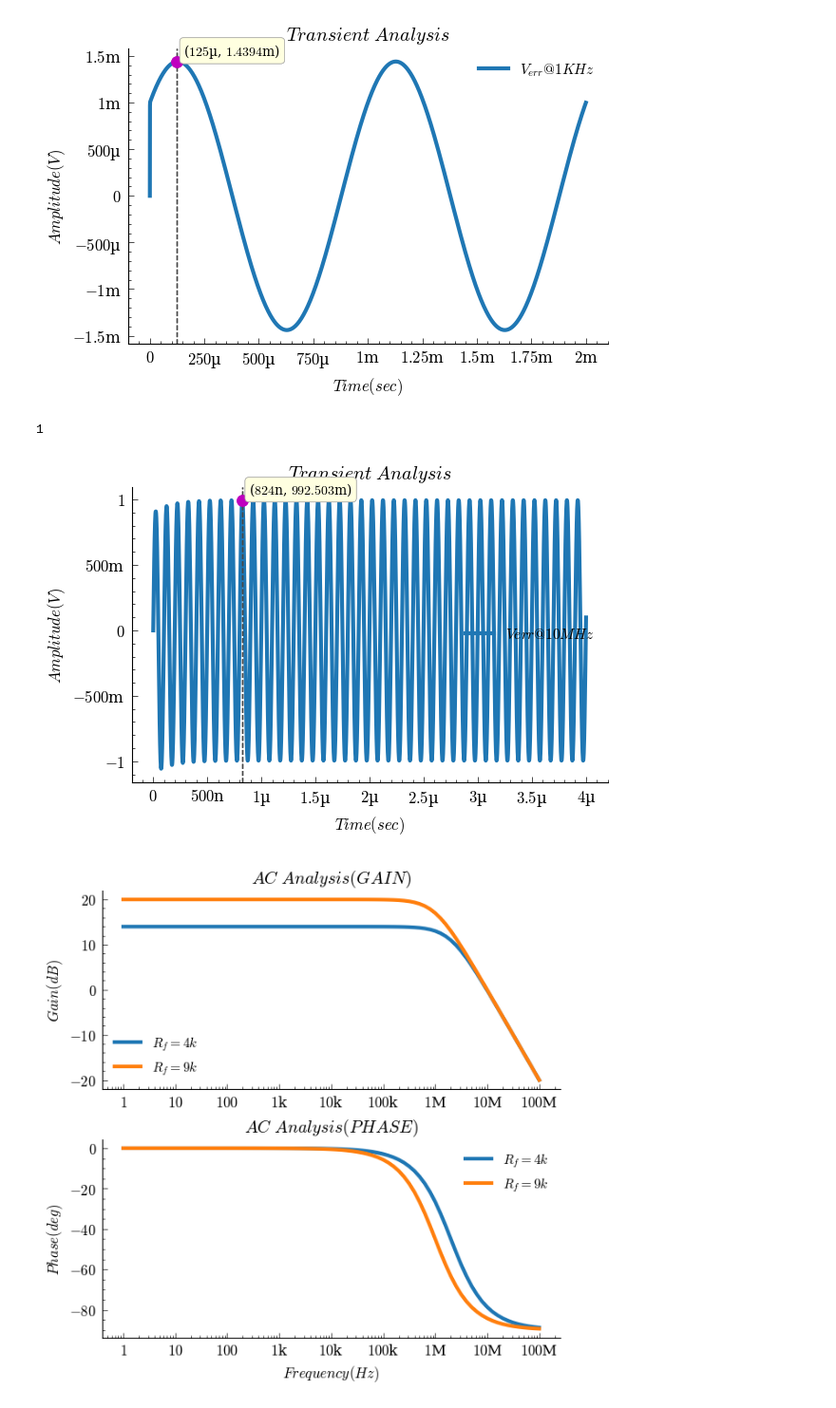
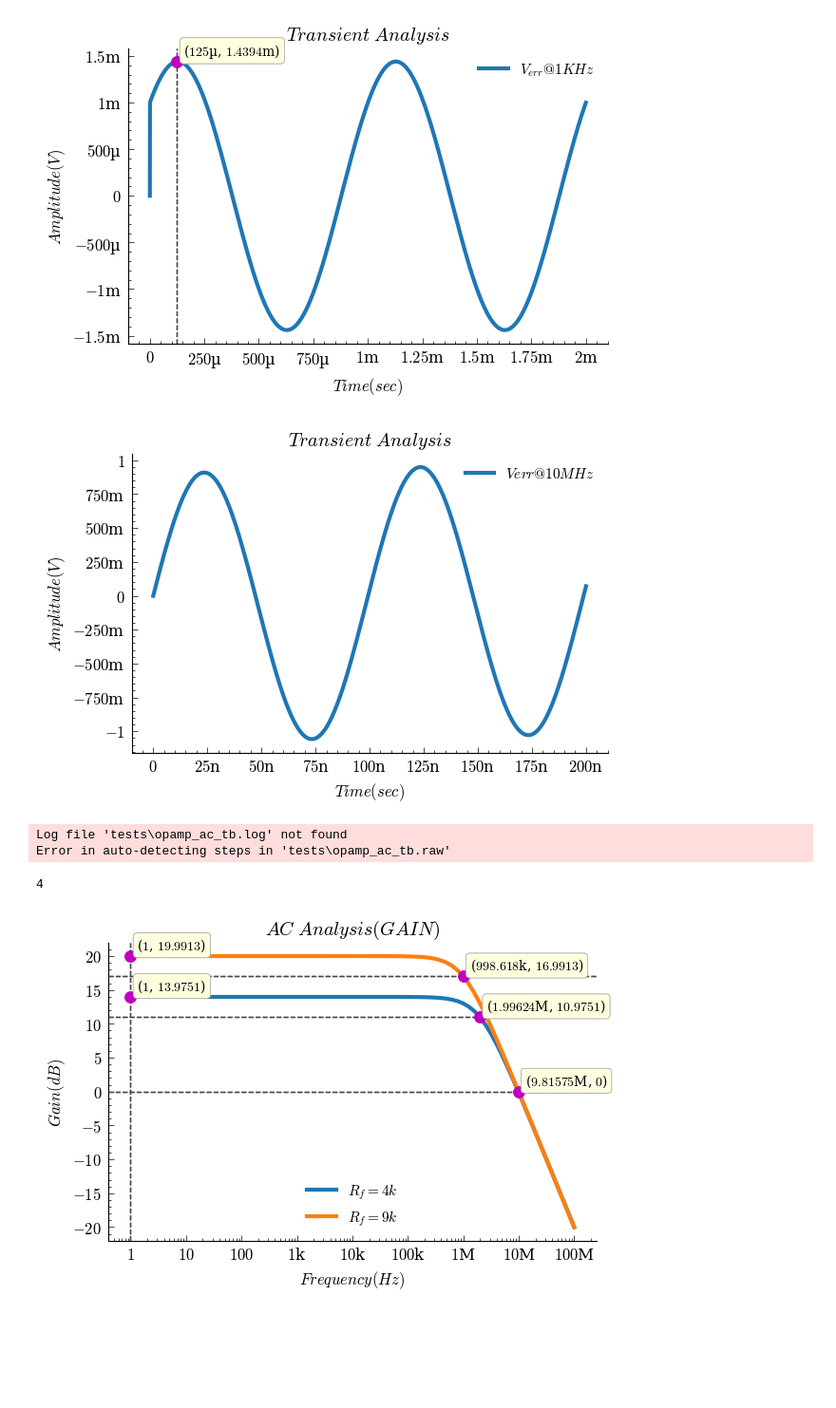
Before and after one commit to abdelrahmanali15/quickPlotter, a Jupyter notebook: analysis_ltspice.ipynb, the cells around one changed output. Shown at 95% size. Saved outputs shown, nothing was run; the diff lists cells and outputs as text; code cells hidden in the pictures; blank space fills up the shorter version.

```diff
--- a/analysis_ltspice.ipynb
+++ b/analysis_ltspice.ipynb
@@ -10,9 +10,9 @@ import numpy as np
 %matplotlib inline
 # %%
 
-style = 'prof'
+style = 'styles\computermodernstyle.mplstyle'
 pm = PlotManager(style=style,figsize=(6,4))
-LTR = RawRead("../simple_rc_tran.raw")
+LTR = RawRead("tests/simple_rc_tran.raw")
 # print(LTR.get_trace_names())
 # print(LTR.get_raw_property())
 
@@ -42,7 +44,7 @@ pm.show_plot()
 [figure]
 # %%
 pm2 = PlotManager(style=style,figsize=(6,6))
-LTR2 = RawRead("../simple_rc_ac.raw")
+LTR2 = RawRead("tests/simple_rc_ac.raw")
 
 x = LTR2.get_trace('frequency')  # Gets the time axis
 
@@ -146,7 +150,7 @@ pm5.add_vertical_cursor_at(125e-6)
 [figure]
 # %%
 pm6= PlotManager(style=style)
-LTR6 = RawRead("../opamp_tran_tb2.raw",'*')
+LTR6 = RawRead("tests/opamp_tran_tb2.raw",'*')
 out = LTR6.get_trace("V(out)")
 pos = LTR6.get_trace("V(pos)")
 neg = LTR6.get_trace("V(neg)")
@@ -159,17 +163,19 @@ pm6.quick_plot(x=x.get_wave(),
                legend=['$Verr@10MHz$'],
                y_scale='linear'
                )
-pm6.add_vertical_cursor_at(824e-9)
+# pm6.add_vertical_cursor_at(824e-9)
 # %% [output]
-1
-[figure, old version]
+[figure, new version]
 # %%
-LTR8 = RawRead("../opamp_ac_tb.raw",'*')
+LTR8 = RawRead("tests/opamp_ac_tb.raw",'*')
 x = LTR8.get_trace('frequency')  # Gets the time axis
 v2 = LTR8.get_trace("V(out)")
 steps = LTR8.get_steps()
+# %% [output]
+Log file 'tests\opamp_ac_tb.log' not found
+Error in auto-detecting steps in 'tests\opamp_ac_tb.raw'
 # %%
-pm8 = PlotManager(style=style,figsize=(6,6))
+pm8 = PlotManager(style=style,figsize=(6,4))
 for step in range(len(steps)):
 #     print(steps[step])
     freq = np.abs(x.get_wave(step))
@@ -177,31 +183,32 @@ for step in range(len(steps)):
     pm8.quick_plot(x=freq,
                    y=magV2,
                    x_label="$Frequency (Hz)$",
                    y_label="$Gain (dB)$",
                    title="$AC\\;Analysis(GAIN)$",
                    legend=['$R_f=4k$',
                            '$R_f=9k$'],
                    y_scale='linear',
                    x_scale='log'
                    )
 # pm8.add_axis()
 # for step in range(len(steps)):
 
 #         freq = np.abs(x.get_wave(step))
 #         phV2 = np.angle(v2.get_wave(step), deg=True)
 #         pm8.quick_plot(x=freq,
 #                         y=phV2,
 #                         x_label="$Frequency (Hz)$",
 #                         y_label="$Phase (deg)$",
 #                         title="$AC\\;Analysis(PHASE)$",
 #                         legend=['$R_f=4k$',
 #                                 '$R_f=9k$'],
 #                         y_scale='linear',
 #                         x_scale='log'
 #                         )
 pm8.add_vertical_cursor_at(1)
 pm8.add_horizontal_cursor_at(19.9913-3)
 pm8.add_horizontal_cursor_at(13.9751-3,annotate_indices=1)
 pm8.add_horizontal_cursor_at(0,annotate_indices=1)
 # %% [output]
+4
-[figure, old version]
+[figure, new version]
```
Also changed, not shown: parts of 3 cells of this notebook, 3 other files.
